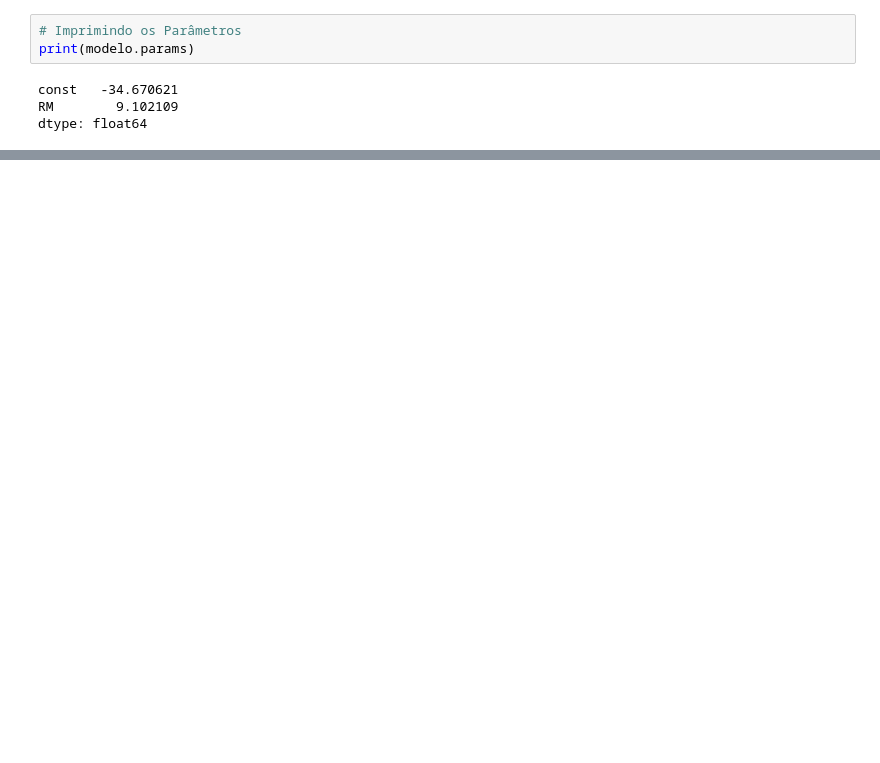
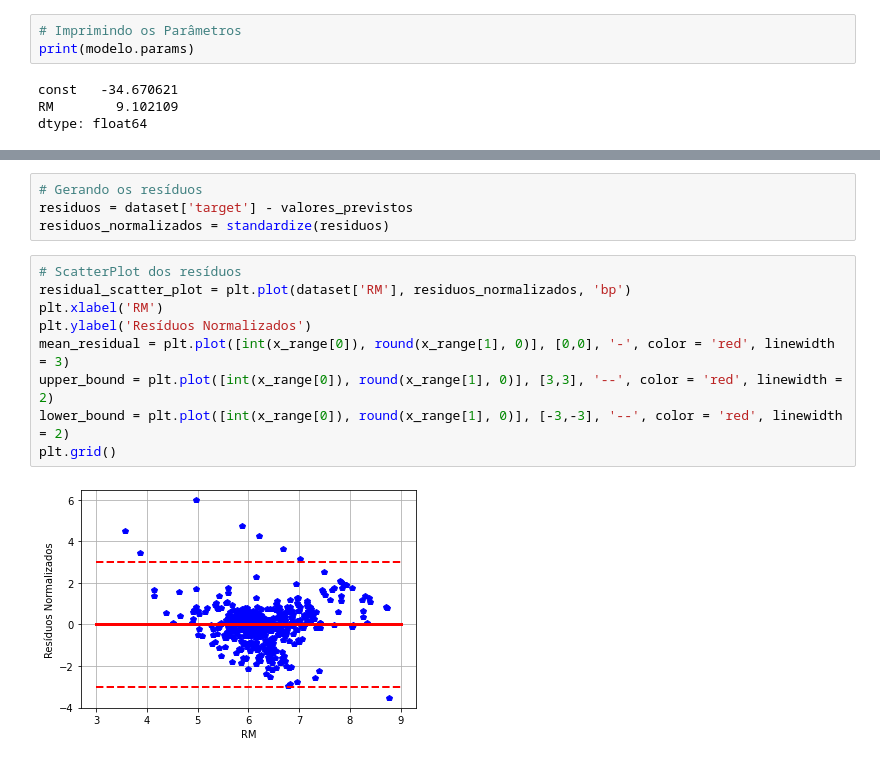
Before and after one commit to michelaap/notebooks, a Jupyter notebook: machine-learning/regressao_linear_simples.ipynb, the cells around one changed output, grey strips where cells are left out. Cells and saved outputs as stored; diff of their text form; blank space fills up the shorter version.

```diff
--- a/machine-learning/regressao_linear_simples.ipynb
+++ b/machine-learning/regressao_linear_simples.ipynb
@@ -150,0 +213,15 @@ dtype: float64
+# %%
+# Gerando os resíduos
+residuos = dataset['target'] - valores_previstos
+residuos_normalizados = standardize(residuos)
+# %%
+# ScatterPlot dos resíduos
+residual_scatter_plot = plt.plot(dataset['RM'], residuos_normalizados, 'bp')
+plt.xlabel('RM')
+plt.ylabel('Resíduos Normalizados')
+mean_residual = plt.plot([int(x_range[0]), round(x_range[1], 0)], [0,0], '-', color = 'red', linewidth = 3)
+upper_bound = plt.plot([int(x_range[0]), round(x_range[1], 0)], [3,3], '--', color = 'red', linewidth = 2)
+lower_bound = plt.plot([int(x_range[0]), round(x_range[1], 0)], [-3,-3], '--', color = 'red', linewidth = 2)
+plt.grid()
+# %% [output]
+[figure, added]
```
Also changed, not shown: parts of 7 cells of this notebook.
